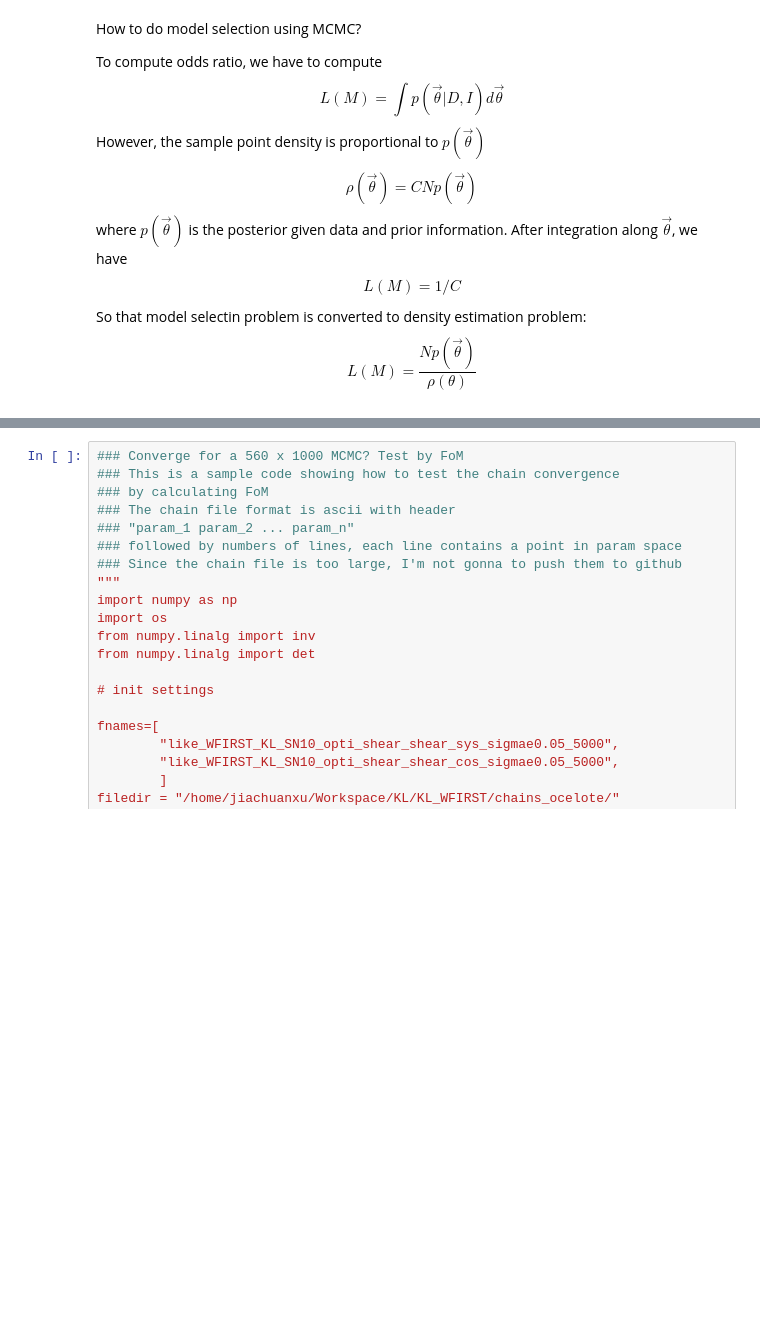
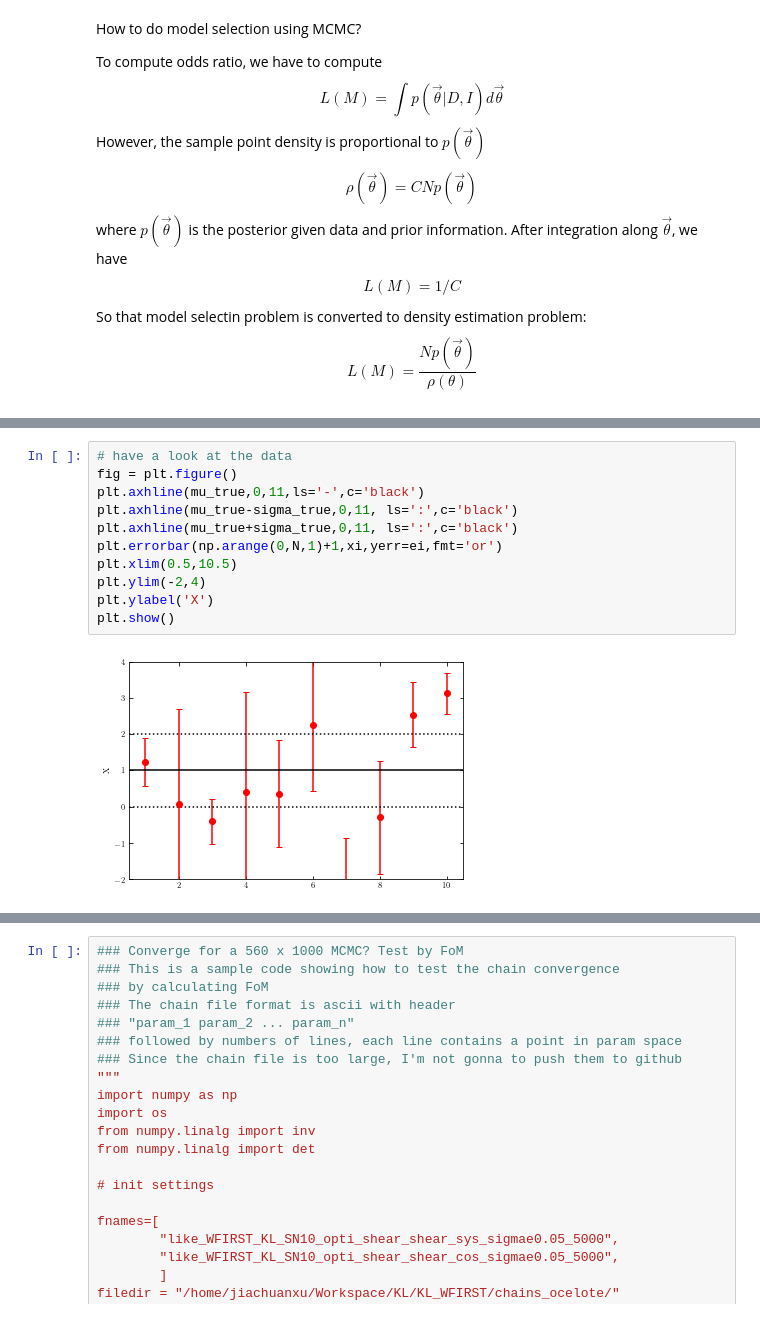
Before and after one commit to UA-ast502-2020/classnotebook, a Jupyter notebook: lectures/ast502-lecture9.ipynb, the cells around one changed output, grey strips where cells are left out. Saved outputs shown, nothing was run; the diff lists cells and outputs as text; blank space fills up the shorter version.

```diff
--- a/lectures/ast502-lecture9.ipynb
+++ b/lectures/ast502-lecture9.ipynb
@@ -436,0 +278,13 @@ The estimated number of effective samples is smaller than 200 for some parameter
+# %%
+# have a look at the data
+fig = plt.figure()
+plt.axhline(mu_true,0,11,ls='-',c='black')
+plt.axhline(mu_true-sigma_true,0,11, ls=':',c='black')
+plt.axhline(mu_true+sigma_true,0,11, ls=':',c='black')
+plt.errorbar(np.arange(0,N,1)+1,xi,yerr=ei,fmt='or')
+plt.xlim(0.5,10.5)
+plt.ylim(-2,4)
+plt.ylabel('X')
+plt.show()
+# %% [output]
+[figure, added]
```
Also changed, not shown: parts of 29 cells of this notebook.
